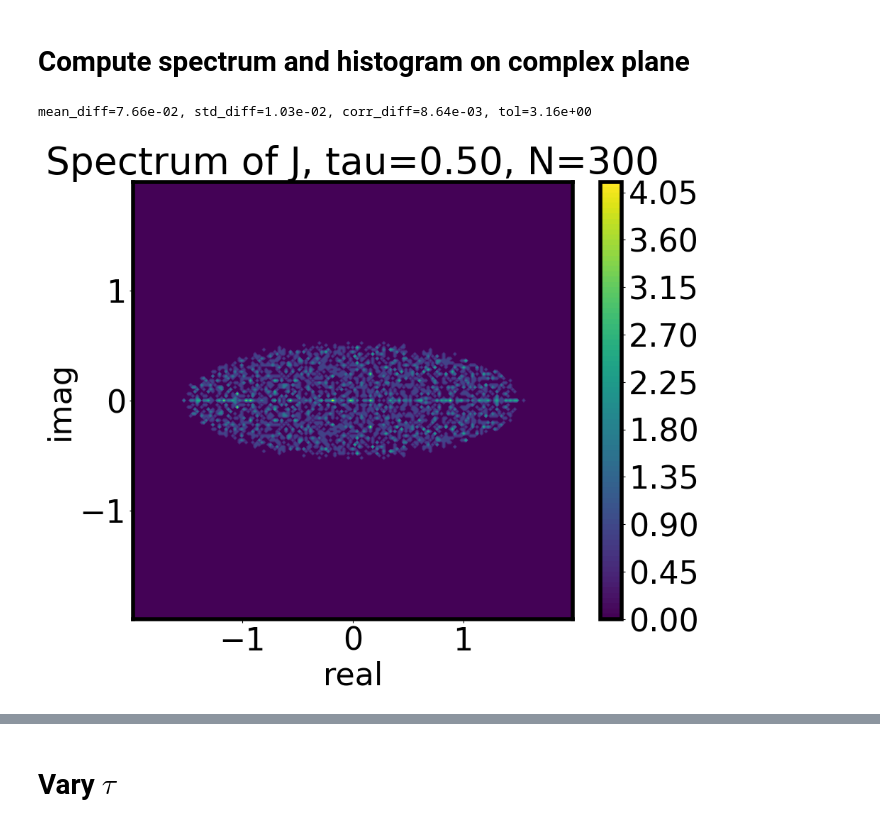
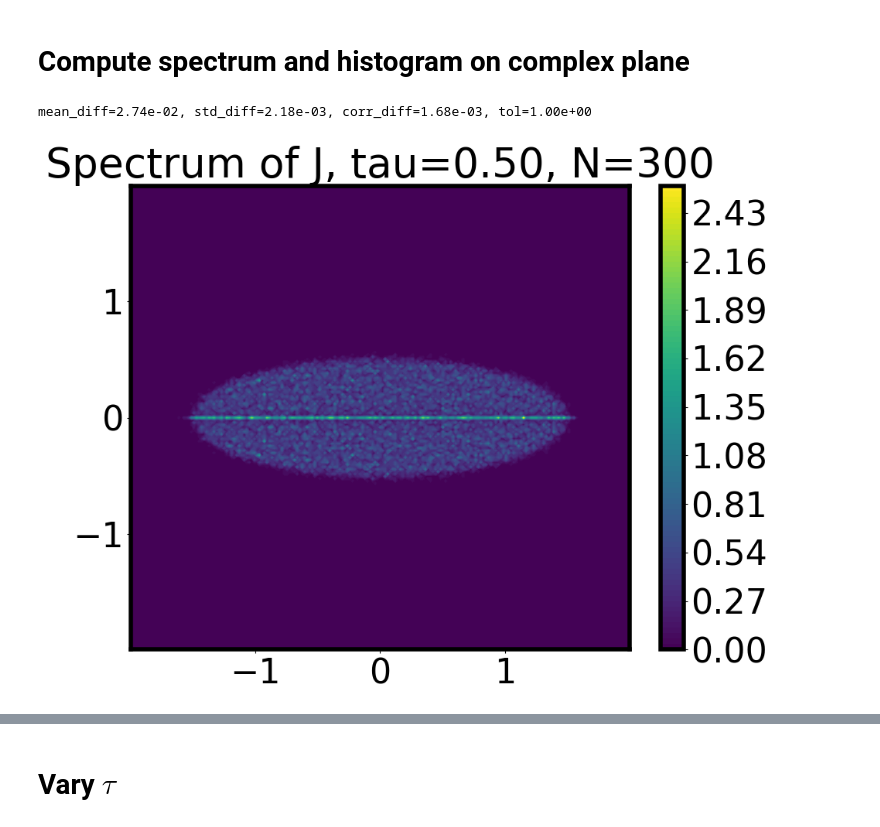
Before and after one commit to rajatvd/wigner-ellipse, a Jupyter notebook: wigner.ipynb, the cells around one changed output, grey strips where cells are left out. Drawn from its saved outputs; the diff is of its cells as text; code cells hidden in the pictures.

```diff
--- a/wigner.ipynb
+++ b/wigner.ipynb
@@ -29,7 +26,7 @@ $\mathbb{E}[J_{ij}^2] = 1/N$
 
 $\mathbb{E}[J_{ij}J_{ji}] = \tau / N, \forall i \neq j$
 # %%
-def sample_matrix(N=50, num_samples=1000, tau=0.5):
+def sample_matrix(N=50, num_samples=1000, tau=0.5, print_info=True):
     """
     Generate num_samples number of random NxN asymmetric matrix.
 
@@ -71,10 +68,11 @@ def sample_matrix(N=50, num_samples=1000, tau=0.5):
     std_diff = np.max(np.abs(stds - 1.0 / N * (1 - np.eye(N))))
     corr_diff = np.max(np.abs(corrs - expected))
 
-    print(
-        f"mean_diff={mean_diff:.2e}, std_diff={std_diff:.2e}, "
-        + f"corr_diff={corr_diff:.2e}, tol={tol:.2e}"
-    )
+    if print_info:
+        print(
+            f"mean_diff={mean_diff:.2e}, std_diff={std_diff:.2e}, "
+            + f"corr_diff={corr_diff:.2e}, tol={tol:.2e}"
+        )
 
     return J, mean_diff, std_diff, corr_diff, tol
 # %%
@@ -149,7 +147,7 @@ def spectrum(J):
     spectrum = np.linalg.eigvals(J.transpose(2, 0, 1))
     return spectrum
 # %%
-def plot_spectrum(spectrum, bins=100, tau=0.0, extent=2.0):
+def plot_spectrum(spectrum, bins=100, tau=0.0, extent=2.0, colorbar=True):
     real = np.real(spectrum).reshape(-1)
     imag = np.imag(spectrum).reshape(-1)
 
@@ -164,28 +162,42 @@ def plot_spectrum(spectrum, bins=100, tau=0.0, extent=2.0):
 
     # contour plot of the histogram
     plt.contourf(xx, yy, H.T, levels=100, cmap="viridis")
-    plt.xlabel("real")
-    plt.ylabel("imag")
+    # plt.xlabel("real")
+    # plt.ylabel("imag")
     plt.title(f"Spectrum of J, tau={tau:.2f}, N={N}")
-    plt.colorbar()
+    if colorbar:
+        plt.colorbar()
 
     return H, xedges, yedges
 # %%
-# sample matrix
-tau = 0.5
-N = 300
-num_samples = 10
-J = sample_matrix(N=N, num_samples=num_samples, tau=tau)[0]
+def plot_ellipse(tau):
+    """
+    Plot the ellipse with the given tau.
+    """
+    a = 1 + tau
+    b = 1 - tau
+    theta = np.linspace(0, 2 * np.pi, 100)
+    x = a * np.cos(theta)
+    y = b * np.sin(theta)
+    plt.plot(x, y, "r", label="ellipse")
-# %% [output]
-mean_diff=7.66e-02, std_diff=1.03e-02, corr_diff=8.64e-03, tol=3.16e+00
+# %%
+# sample matrix
+tau = 0.5
+N = 300
+num_samples = 100
+J = sample_matrix(N=N, num_samples=num_samples, tau=tau)[0]
+# %% [output]
+mean_diff=2.74e-02, std_diff=2.18e-03, corr_diff=1.68e-03, tol=1.00e+00
 # %%
 # compute spectrum
 spec = spectrum(J)
 # %%
 # plot spectrum
 bins = 200
 plt.figure()
 H, xedges, yedges = plot_spectrum(spec, bins=bins, tau=tau, extent=2.0)
+plt.tight_layout()
+plt.savefig(f"spectrum_tau={tau}_N={N}.png")
 plt.show()
 # %% [output]
-[figure, old version]
+[figure, new version]
```
Also changed, not shown: parts of 6 cells of this notebook, 2 other files.
